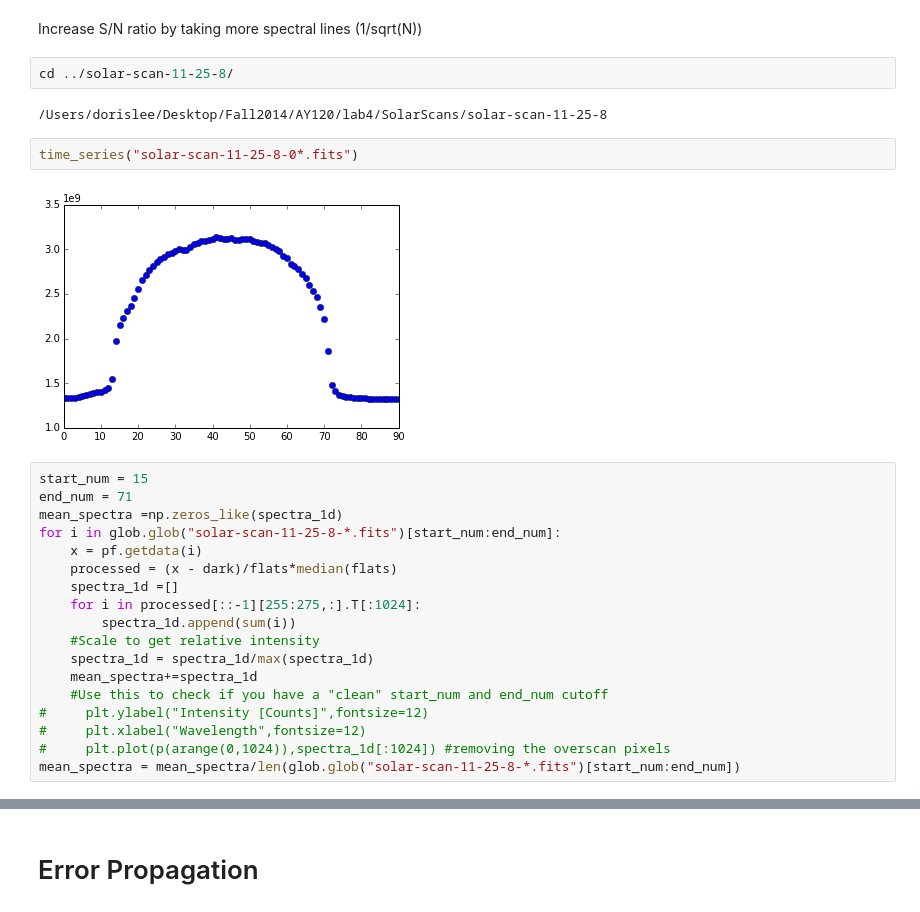
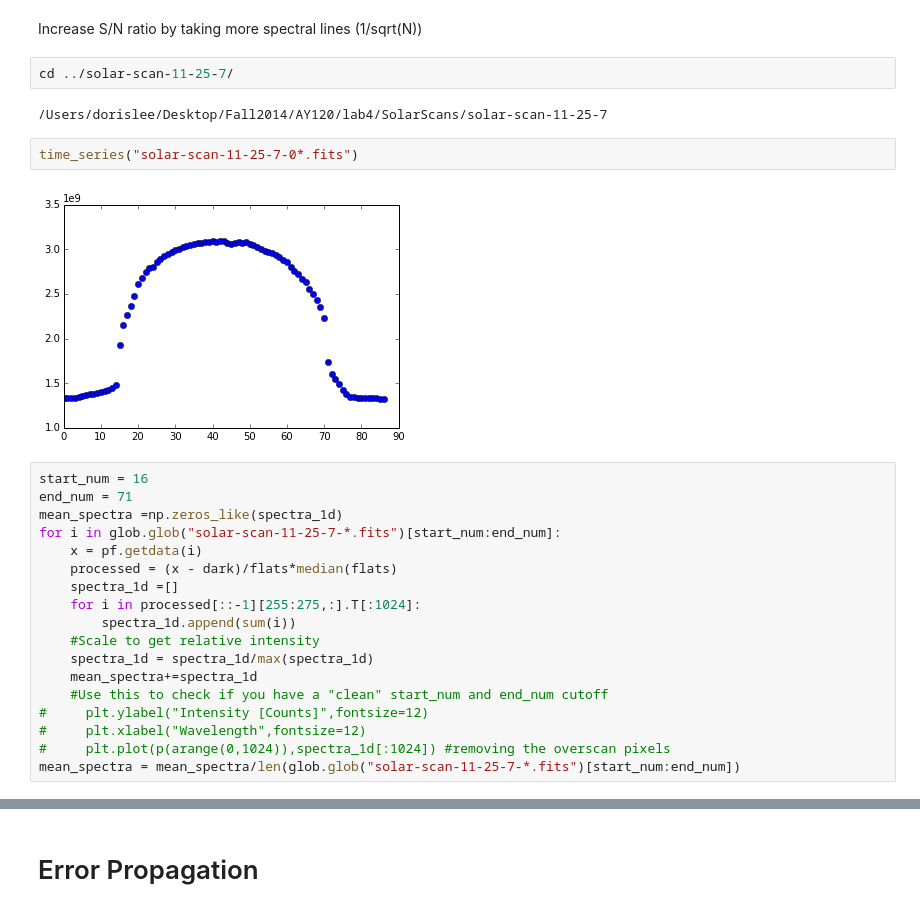
Before and after one commit to dorisjlee/AY120, a Jupyter notebook: lab4/SolarScan Analysis.ipynb, the cells around one changed output, grey strips where cells are left out. Cells and saved outputs as stored; diff of their text form.

```diff
--- a/lab4/SolarScan Analysis.ipynb
+++ b/lab4/SolarScan Analysis.ipynb
@@ -719,18 +747,18 @@ Found what the bug is. You need to hone in on the centroid finding to a smaller
 # %% [markdown]
 Increase S/N ratio by taking more spectral lines (1/sqrt(N))
 # %%
-cd ../solar-scan-11-25-8/
+cd ../solar-scan-11-25-7/
 # %% [output]
-/Users/dorislee/Desktop/Fall2014/AY120/lab4/SolarScans/solar-scan-11-25-8
+/Users/dorislee/Desktop/Fall2014/AY120/lab4/SolarScans/solar-scan-11-25-7
 # %%
-time_series("solar-scan-11-25-8-0*.fits")
+time_series("solar-scan-11-25-7-0*.fits")
 # %% [output]
-[figure, old version]
+[figure, new version]
 # %%
-start_num = 15
+start_num = 16
 end_num = 71
 mean_spectra =np.zeros_like(spectra_1d)
-for i in glob.glob("solar-scan-11-25-8-*.fits")[start_num:end_num]:
+for i in glob.glob("solar-scan-11-25-7-*.fits")[start_num:end_num]:
     x = pf.getdata(i)
     processed = (x - dark)/flats*median(flats)
     spectra_1d =[]
@@ -743,7 +771,7 @@ for i in glob.glob("solar-scan-11-25-8-*.fits")[start_num:end_num]:
 #     plt.ylabel("Intensity [Counts]",fontsize=12)
 #     plt.xlabel("Wavelength",fontsize=12)
 #     plt.plot(p(arange(0,1024)),spectra_1d[:1024]) #removing the overscan pixels
-mean_spectra = mean_spectra/len(glob.glob("solar-scan-11-25-8-*.fits")[start_num:end_num])
+mean_spectra = mean_spectra/len(glob.glob("solar-scan-11-25-7-*.fits")[start_num:end_num])
 # %%
 plt.plot(mean_spectra)
 # %% [output]
```
Also changed, not shown: parts of 20 cells of this notebook, 6 other files.
